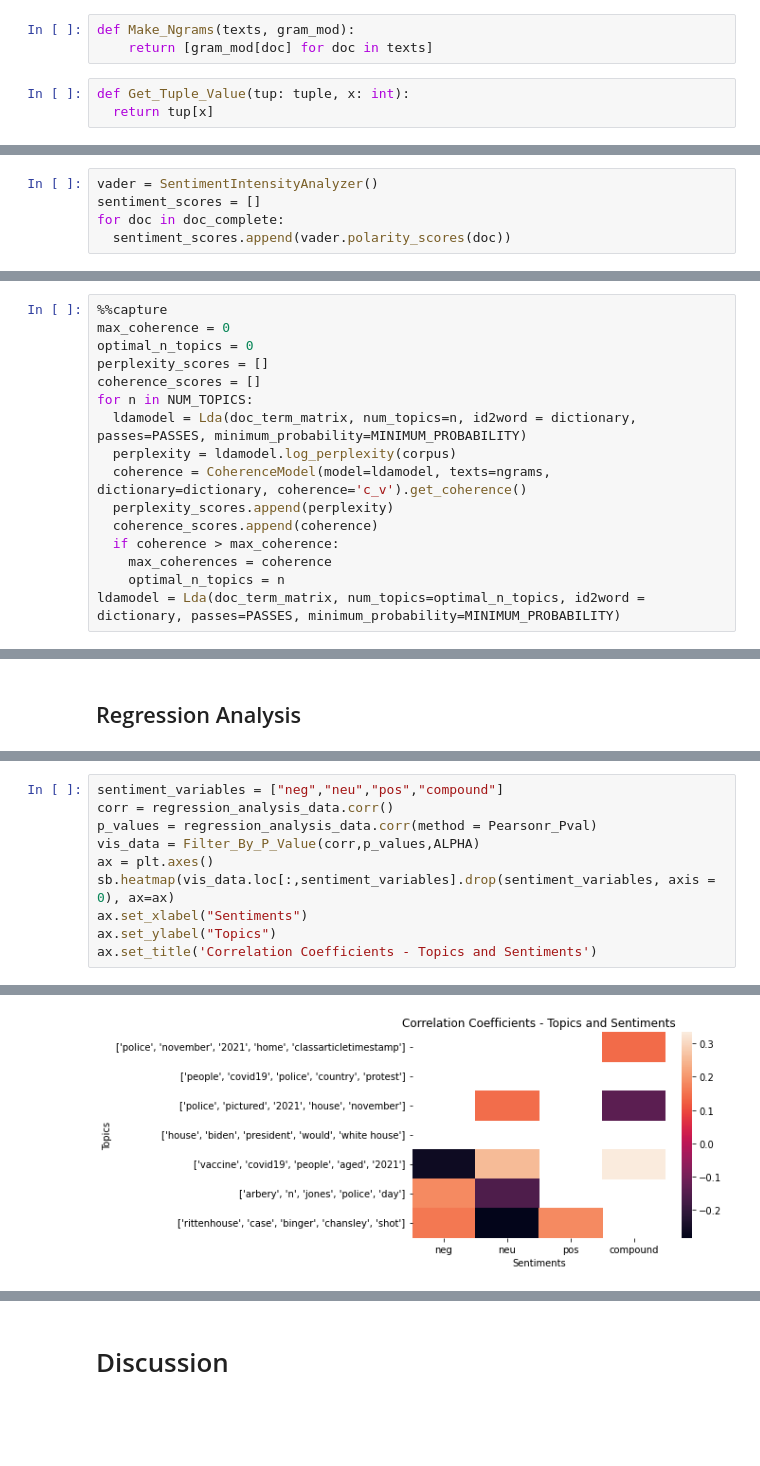
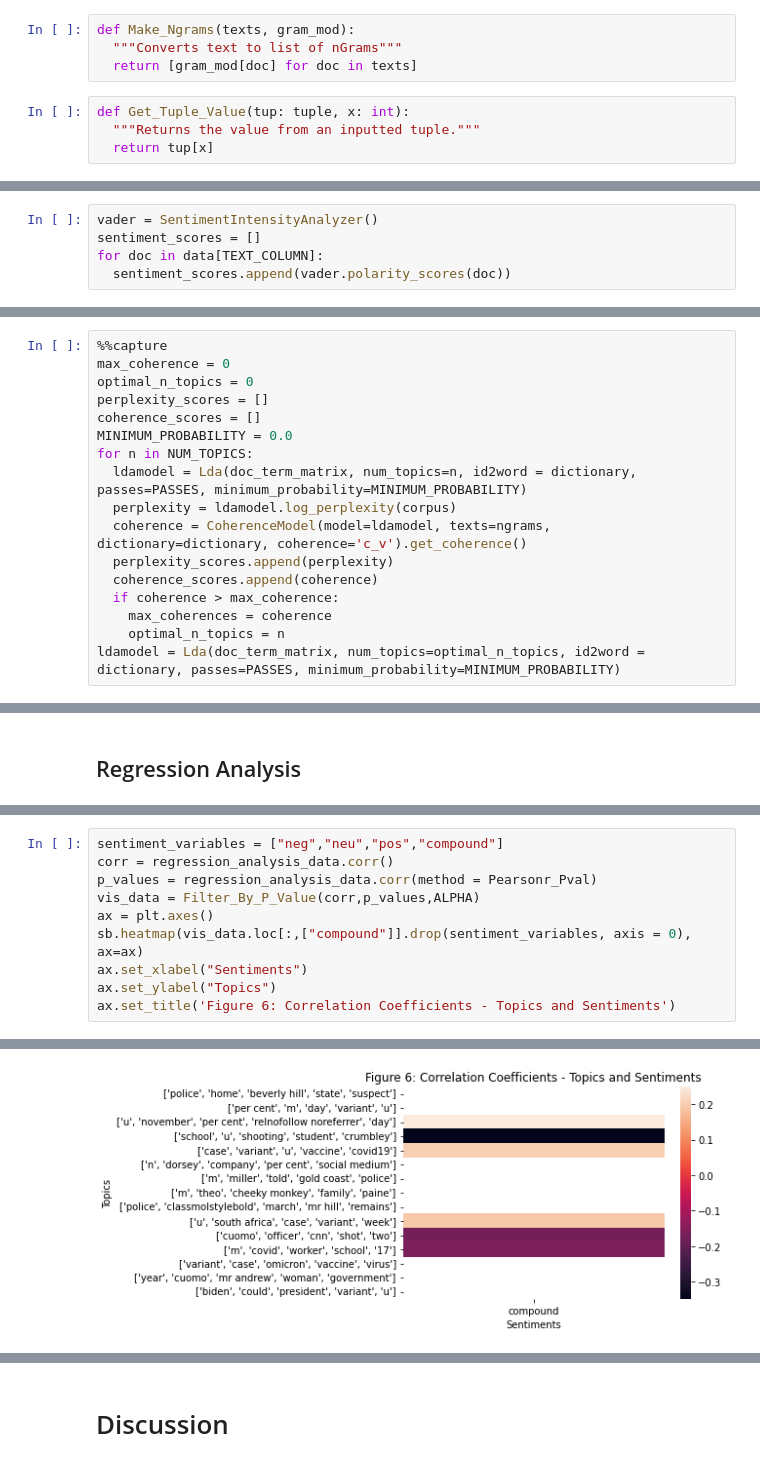
Before and after one commit to JackCollins1991/Topic-Modelling-and-Sentiment-Analysis-on-News-Media, a Jupyter notebook: Part_3_NLP_Analysis.ipynb, the cells around one changed output, grey strips where cells are left out. Saved outputs shown, nothing was run; the diff lists cells and outputs as text; blank space fills up the shorter version.

```diff
--- a/Part_3_NLP_Analysis.ipynb
+++ b/Part_3_NLP_Analysis.ipynb
@@ -126,8 +114,10 @@ def Sent_To_Words(sentences):
 # %%
 def Make_Ngrams(texts, gram_mod):
-    return [gram_mod[doc] for doc in texts]
+  """Converts text to list of nGrams"""
+  return [gram_mod[doc] for doc in texts]
 # %%
 def Get_Tuple_Value(tup: tuple, x: int):
+  """Returns the value from an inputted tuple."""
   return tup[x]
 # %%
 def Filter_By_P_Value(coef, p_values, alpha):
@@ -239,7 +251,7 @@ The hyperparameters that have been selected are:
 # %%
 vader = SentimentIntensityAnalyzer()
 sentiment_scores = []
-for doc in doc_complete:
+for doc in data[TEXT_COLUMN]:
   sentiment_scores.append(vader.polarity_scores(doc))
 # %%
 sentiments = pd.DataFrame(sentiment_scores)
@@ -268,6 +287,7 @@ max_coherence = 0
 optimal_n_topics = 0
 perplexity_scores = []
 coherence_scores = []
+MINIMUM_PROBABILITY = 0.0
 for n in NUM_TOPICS:
   ldamodel = Lda(doc_term_matrix, num_topics=n, id2word = dictionary, passes=PASSES, minimum_probability=MINIMUM_PROBABILITY)
   perplexity = ldamodel.log_perplexity(corpus)
@@ -360,8 +380,8 @@ corr = regression_analysis_data.corr()
 p_values = regression_analysis_data.corr(method = Pearsonr_Pval)
 vis_data = Filter_By_P_Value(corr,p_values,ALPHA)
 ax = plt.axes()
-sb.heatmap(vis_data.loc[:,sentiment_variables].drop(sentiment_variables, axis = 0), ax=ax)
+sb.heatmap(vis_data.loc[:,["compound"]].drop(sentiment_variables, axis = 0), ax=ax)
 ax.set_xlabel("Sentiments")
 ax.set_ylabel("Topics")
-ax.set_title('Correlation Coefficients - Topics and Sentiments')
+ax.set_title('Figure 6: Correlation Coefficients - Topics and Sentiments')
 # %% [output]
@@ -369,4 +389,4 @@ Text(0.5, 1.0, 'Correlation Coefficients - Topics and Sentiments')
-[figure, old version]
+[figure, new version]
 # %%
 execution_time = time.time() - start_time
 execution_time
```
Also changed, not shown: parts of 34 cells of this notebook.
